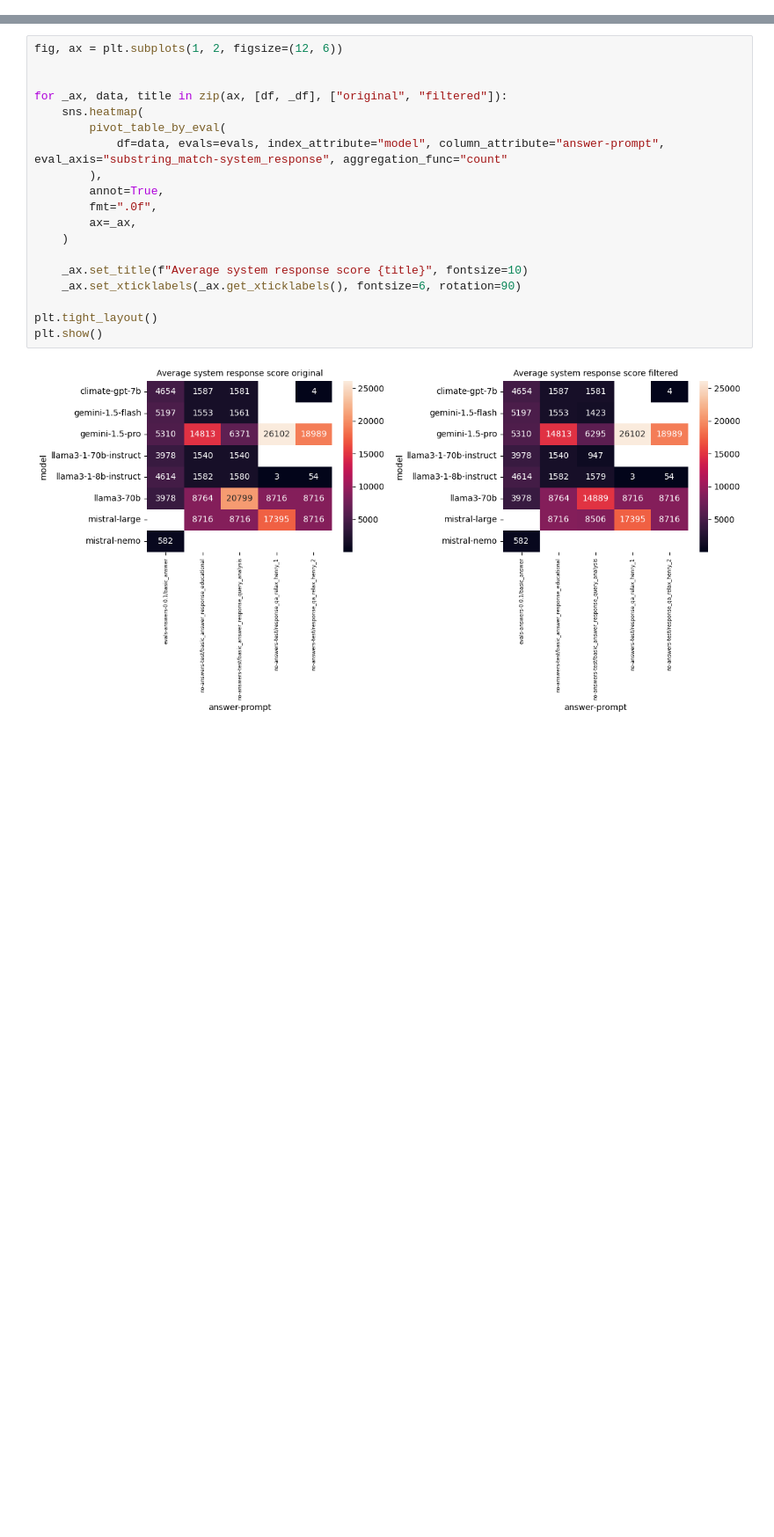
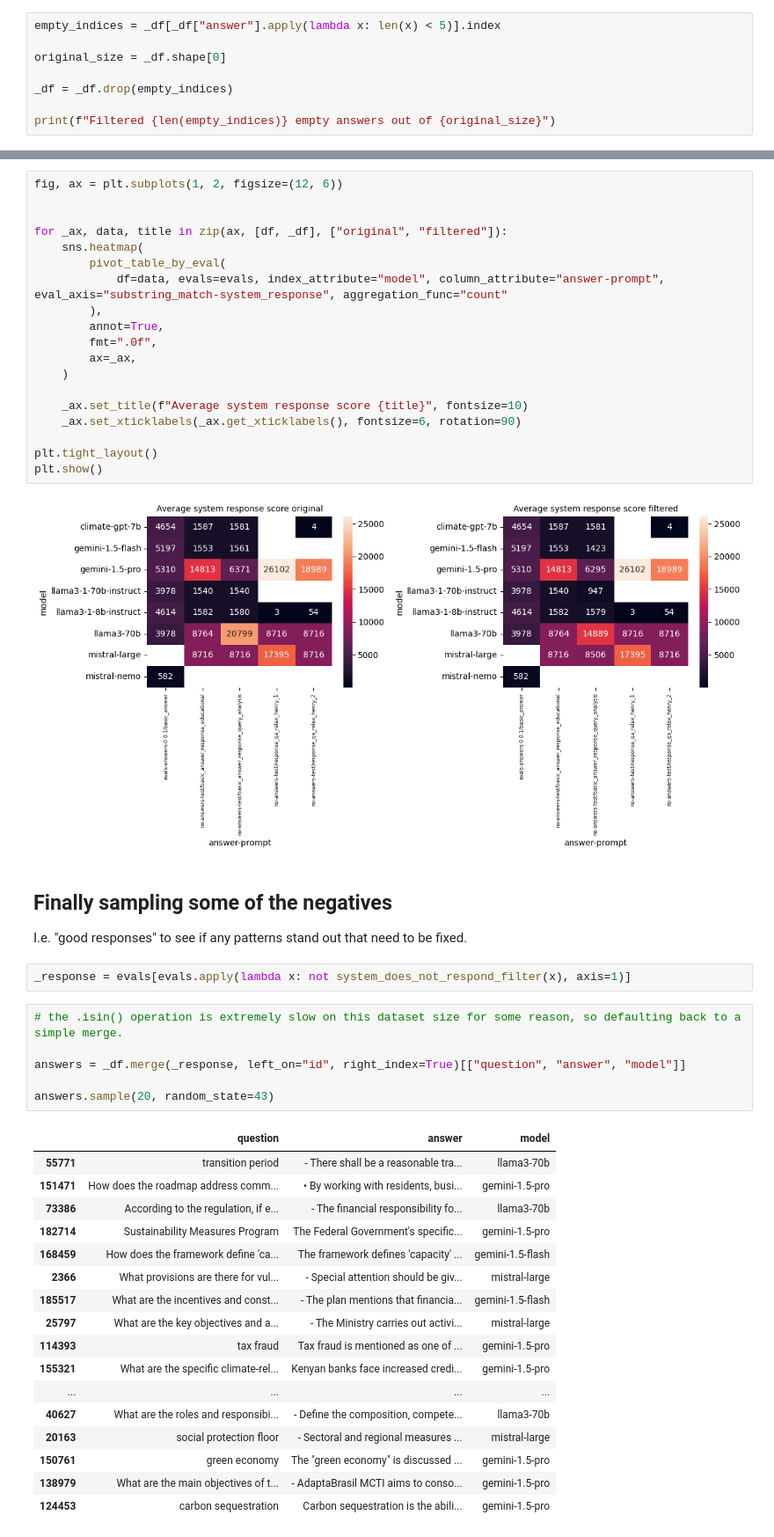
Before and after one commit to climatepolicyradar/document-qa-prototype, a Jupyter notebook: notebooks/system_prompts.ipynb, the cells around one changed output, grey strips where cells are left out. Shown at 88% size. Drawn from its saved outputs; the diff is of its cells as text; blank space fills up the shorter version.

Commit message:
sampling and reading through results to identify any category issues

```diff
--- a/notebooks/system_prompts.ipynb
+++ b/notebooks/system_prompts.ipynb
@@ -225,3 +235,11 @@ _df = df.drop(truncated_indices)
 print(f"Filtered {len(truncated_indices)} truncated qa-pairs out of {df.shape[0]}")
 # %% [output]
 Filtered 6928 truncated qa-pairs out of 197711
+# %%
+empty_indices = _df[_df["answer"].apply(lambda x: len(x) < 5)].index
+
+original_size = _df.shape[0]
+
+_df = _df.drop(empty_indices)
+
+print(f"Filtered {len(empty_indices)} empty answers out of {original_size}")
@@ -275,3 +295,32 @@ plt.tight_layout()
 plt.show()
 # %% [output]
 [figure]
+# %% [markdown]
+## Finally sampling some of the negatives
+I.e. "good responses" to see if any patterns stand out that need to be fixed.
+# %%
+_response = evals[evals.apply(lambda x: not system_does_not_respond_filter(x), axis=1)]
+# %%
+# the .isin() operation is extremely slow on this dataset size for some reason, so defaulting back to a simple merge.
+
+answers = _df.merge(_response, left_on="id", right_index=True)[["question", "answer", "model"]]
+
+answers.sample(20, random_state=43)
+# %% [output]
+|  | question | answer | model |
+| 55771 | transition period | - There shall be a reasonable tra... | llama3-70b |
+| 151471 | How does the roadmap address comm... | • By working with residents, busi... | gemini-1.5-pro |
+| 73386 | According to the regulation, if e... | - The financial responsibility fo... | llama3-70b |
+| 182714 | Sustainability Measures Program | The Federal Government's specific... | gemini-1.5-pro |
+| 168459 | How does the framework define 'ca... | The framework defines 'capacity' ... | gemini-1.5-flash |
+| 2366 | What provisions are there for vul... | - Special attention should be giv... | mistral-large |
+| 185517 | What are the incentives and const... | - The plan mentions that financia... | gemini-1.5-flash |
+| 25797 | What are the key objectives and a... | - The Ministry carries out activi... | mistral-large |
+| 114393 | tax fraud | Tax fraud is mentioned as one of ... | gemini-1.5-pro |
+| 155321 | What are the specific climate-rel... | Kenyan banks face increased credi... | gemini-1.5-pro |
+| ... | ... | ... | ... |
+| 40627 | What are the roles and responsibi... | - Define the composition, compete... | llama3-70b |
+| 20163 | social protection floor | - Sectoral and regional measures ... | mistral-large |
+| 150761 | green economy | The "green economy" is discussed ... | gemini-1.5-pro |
+| 138979 | What are the main objectives of t... | - AdaptaBrasil MCTI aims to conso... | gemini-1.5-pro |
+| 124453 | carbon sequestration | Carbon sequestration is the abili... | gemini-1.5-pro |
```
Also changed, not shown: parts of 10 cells of this notebook.
